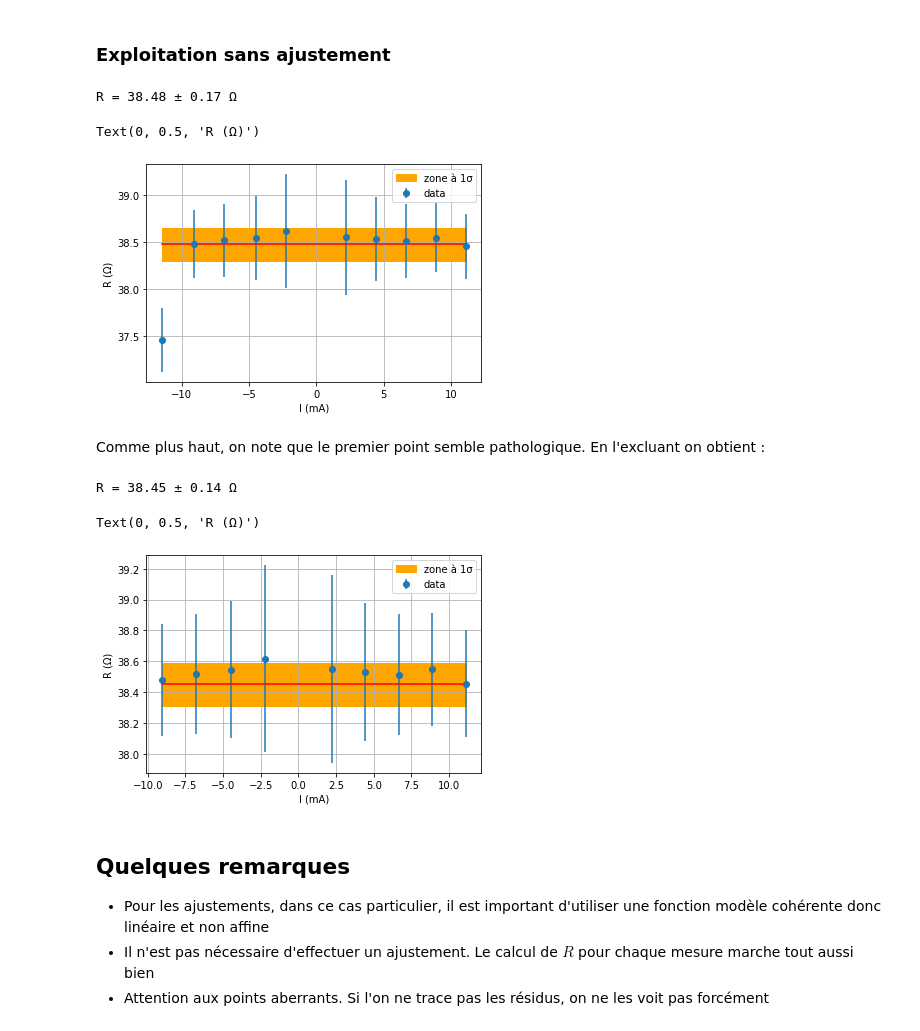
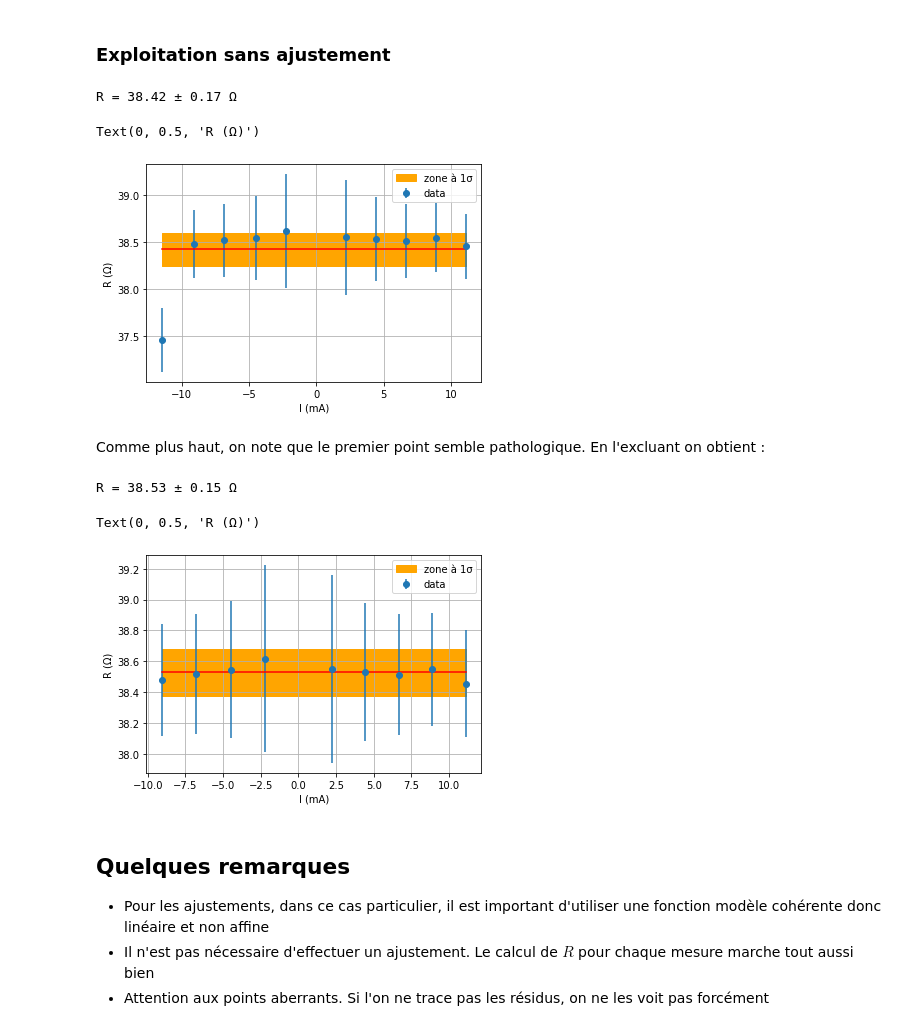
Before and after one commit to tjbtjbtjb/Vrac, a Jupyter notebook: AIPC2223/Ajustement_Ohm.ipynb, the cells around one changed output. Saved outputs shown, nothing was run; the diff lists cells and outputs as text; code cells hidden in the pictures.

Commit message:
avec 2048 pseudo experiences

```diff
--- a/AIPC2223/Ajustement_Ohm.ipynb
+++ b/AIPC2223/Ajustement_Ohm.ipynb
@@ -354,7 +354,7 @@ u_RR = RR*np.sqrt( (u_UU/UU)**2 + (u_II/II)**2 )
 
 plt.errorbar(II, RR, yerr=u_RR, fmt='o',label='data')
 
-nbPseudoExp = 5
+nbPseudoExp = 2048
 rList = np.zeros((nbPseudoExp,RR.size))
 
 for i in range(nbPseudoExp):
@@ -374,45 +374,45 @@ plt.grid()
 plt.xlabel('I (mA)')
 plt.ylabel('R (Ω)')
 # %% [output]
-R = 38.48 ± 0.17 Ω
+R = 38.42 ± 0.17 Ω
 Text(0, 0.5, 'R (Ω)')
-[figure, old version]
+[figure, new version]
 # %% [markdown]
 Comme plus haut, on note que le premier point semble pathologique. En l'excluant on obtient :
 # %%
 UU = U[I!=0][1:]
 II = I[I!=0][1:]
 u_UU = u_U[I!=0][1:]
 u_II = u_I[I!=0][1:]
 
 RR   = UU/II
 u_RR = RR*np.sqrt( (u_UU/UU)**2 + (u_II/II)**2 )
 
 plt.errorbar(II, RR, yerr=u_RR, fmt='o',label='data')
 
-nbPseudoExp = 5
+nbPseudoExp = 2048
 rList = np.zeros((nbPseudoExp,RR.size))
 
 for i in range(nbPseudoExp):
     R_tmp = np.random.normal(RR, u_RR)
     rList[i] = R_tmp
 
 printResult(np.mean(rList), np.std(rList)/np.sqrt(RR.size))
 
 x1 = np.array([np.min(II),np.max(II)])
 ymoy  = np.ones(2)*np.mean(rList)
 ylow  = ymoy - np.std(rList)/np.sqrt(RR.size)
 yhigh = ymoy + np.std(rList)/np.sqrt(RR.size)
 plt.plot(x1,ymoy,'r')
 plt.fill_between(x1,ylow,y2=yhigh,color='orange',label='zone à 1σ')
 plt.legend()
 plt.grid()
 plt.xlabel('I (mA)')
 plt.ylabel('R (Ω)')
 # %% [output]
-R = 38.45 ± 0.14 Ω
+R = 38.53 ± 0.15 Ω
 Text(0, 0.5, 'R (Ω)')
-[figure, old version]
+[figure, new version]
 # %% [markdown]
 ## Quelques remarques
  - Pour les ajustements, dans ce cas particulier, il est important d'utiliser une fonction modèle cohérente donc linéaire et non affine
```
Also changed, not shown: parts of 5 cells of this notebook.
